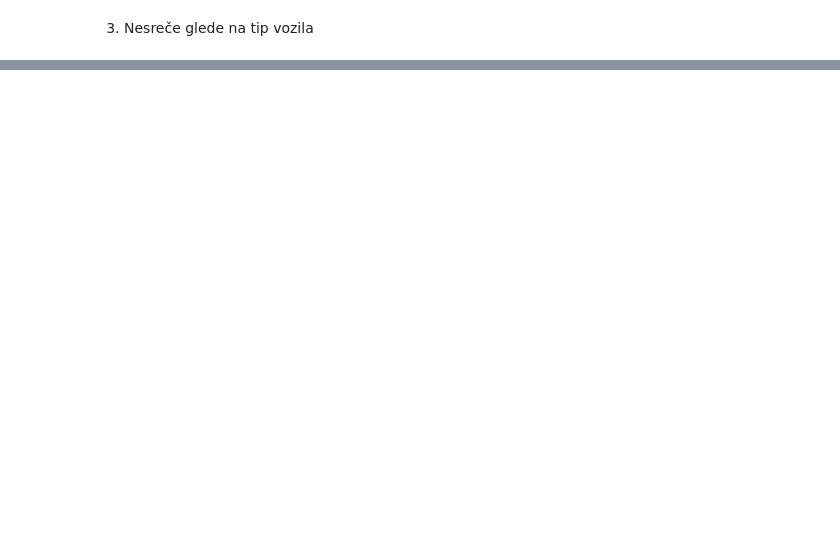
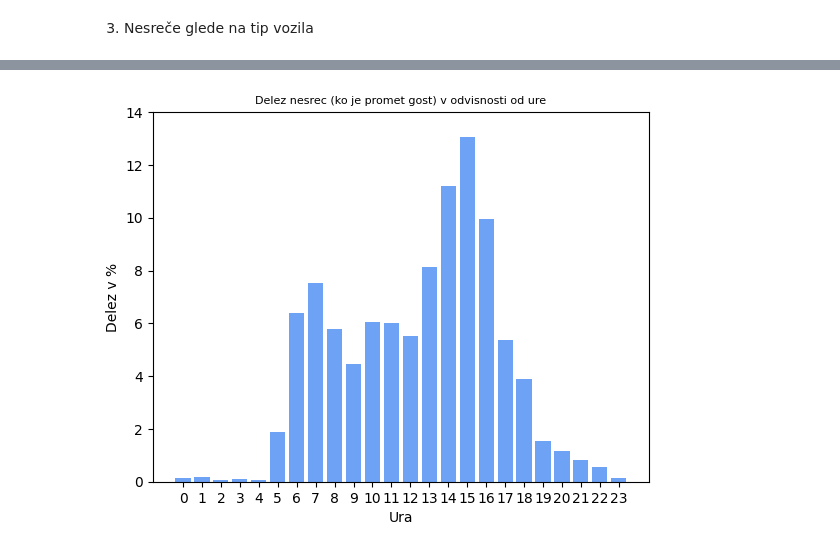
Before and after one commit to ozbej/PR20BOTGJ, a Jupyter notebook: Porocilo Gal.ipynb, the cells around one changed output, grey strips where cells are left out. Saved outputs shown, nothing was run; the diff lists cells and outputs as text; code cells hidden in the pictures; blank space fills up the shorter version.

```diff
--- a/Porocilo Gal.ipynb
+++ b/Porocilo Gal.ipynb
@@ -203,13 +197,11 @@ plt.show()
 # %%
 vsi = 0
-pijani = 0
 ure_nesrec = dict()
 for row in data:
     ura = int(row["UraPN"])
     alkotest = float("0" + row["VrednostAlkotesta"].replace(",", "."))
     if row["Povzrocitelj"] == "POVZROCITELJ":
         if alkotest > 0.5:
-            pijani += 1
             if ura not in ure_nesrec.keys():
                 ure_nesrec[ura] = 0
             ure_nesrec[ura] += 1
@@ -226,6 +218,6 @@ plt.bar(ure_nesrec_sorted.keys(), ure_nesrec_sorted.values(), color="#6ea2f5");
 plt.title("Delez nesrec (kjer je povzrocitelj pijan) v odvisnosti od ure", fontsize=8)
 plt.xlabel("Ura");
 plt.xticks(s)
-plt.ylim(0, 12)
+plt.ylim(0, 14)
 plt.ylabel("Delez v %");
 # %% [output]
@@ -232,0 +259,14 @@ plt.ylabel("Delez v %");
+# %%
+s = sorted(ureNesrecGost.keys())
+ure_nesrec_sorted = dict()
+for i in s:
+    ure_nesrec_sorted[i] = (ureNesrecGost.get(i) / vsiGost) * 100.0
+
+plt.bar(ure_nesrec_sorted.keys(), ure_nesrec_sorted.values(), color="#6ea2f5");
+plt.title("Delez nesrec (ko je promet gost) v odvisnosti od ure", fontsize=8)
+plt.xlabel("Ura");
+plt.xticks(s)
+plt.ylim(0, 14)
+plt.ylabel("Delez v %");
+# %% [output]
+[figure, added]
```
Also changed, not shown: parts of 15 cells of this notebook.
